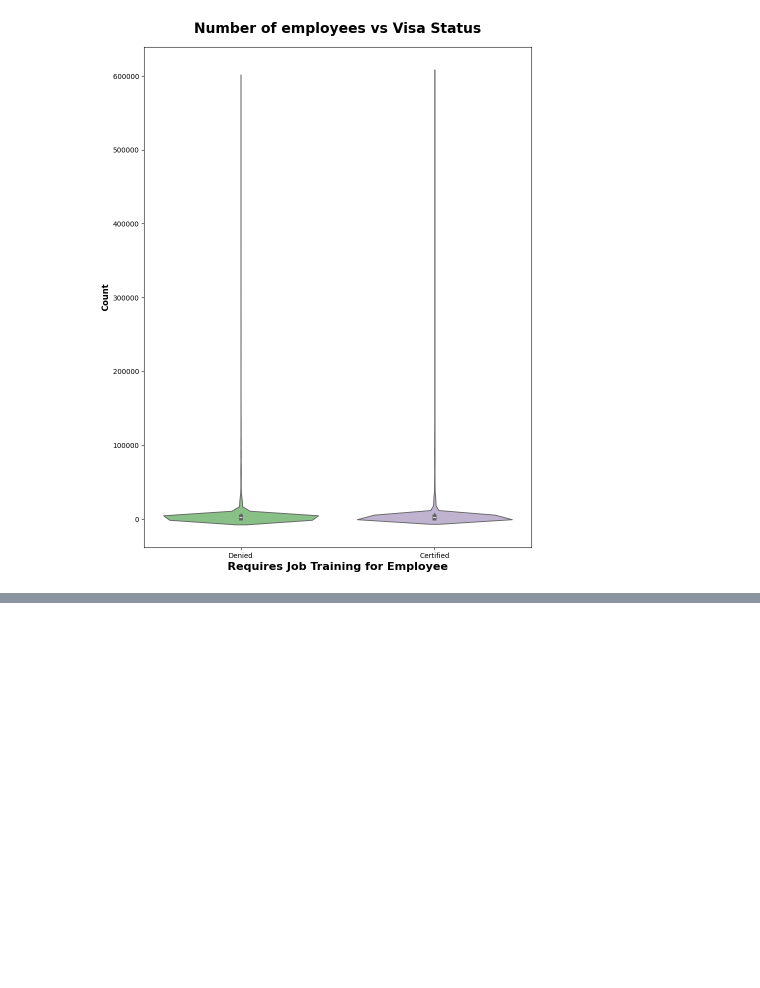
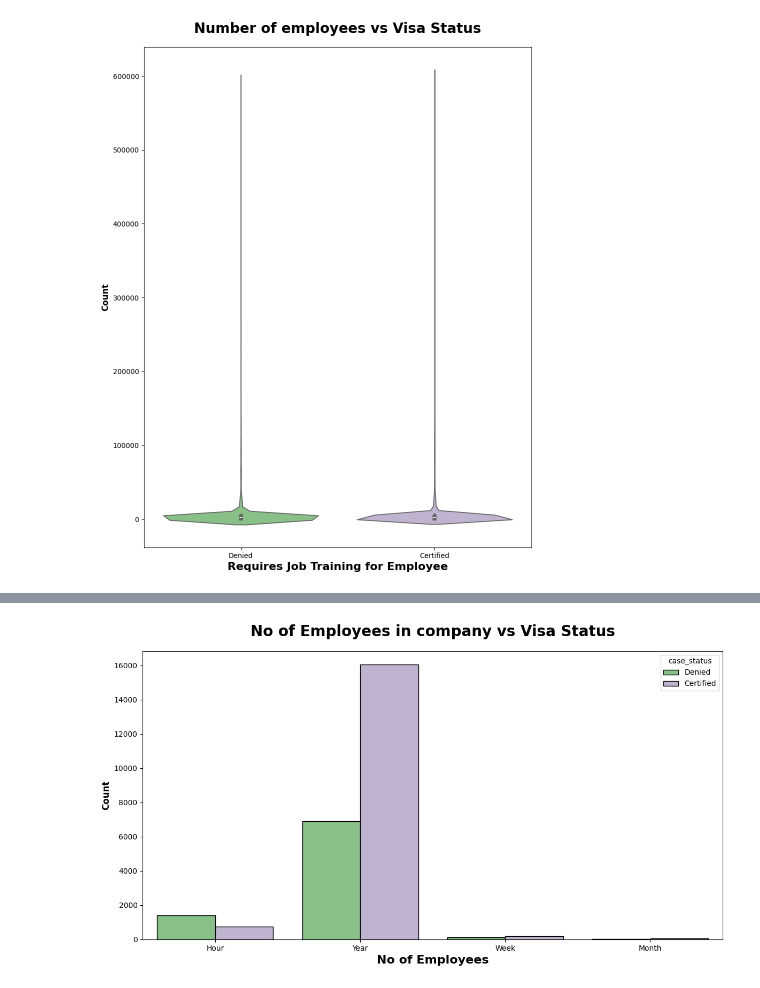
Before and after one commit to tproma/End_to_End_ML_Visa_Approval_Prediction, a Jupyter notebook: Notebook/1_EDA.ipynb, the cells around one changed output, grey strips where cells are left out. Drawn from its saved outputs; the diff is of its cells as text; code cells hidden in the pictures; blank space fills up the shorter version.

```diff
--- a/Notebook/1_EDA.ipynb
+++ b/Notebook/1_EDA.ipynb
@@ -423,0 +438,9 @@ plt.show()
+# %%
+plt.subplots(figsize=(14,7))
+sns.countplot(x="unit_of_wage",hue="case_status", data=df,ec='k', palette='Accent')
+plt.title("No of Employees in company vs Visa Status", weight="bold",fontsize=20, pad=20)
+plt.xlabel("No of Employees", weight="bold", fontsize=16)
+plt.ylabel("Count", weight="bold", fontsize=12)
+plt.show()
+# %% [output]
+[figure, added]
```
Also changed, not shown: parts of 2 cells of this notebook.
